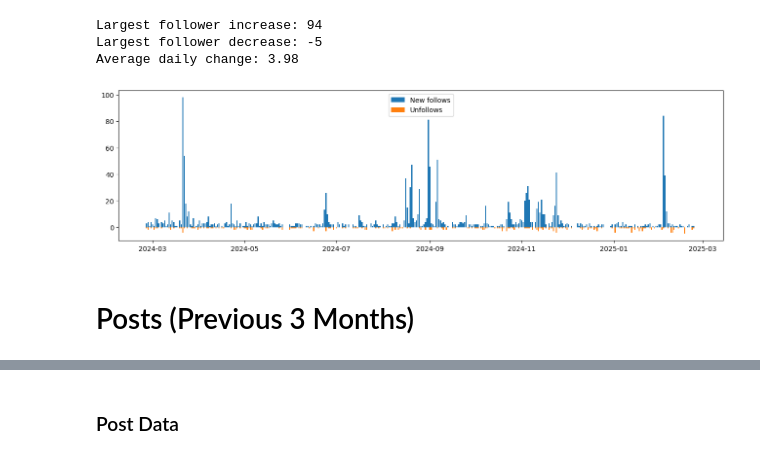
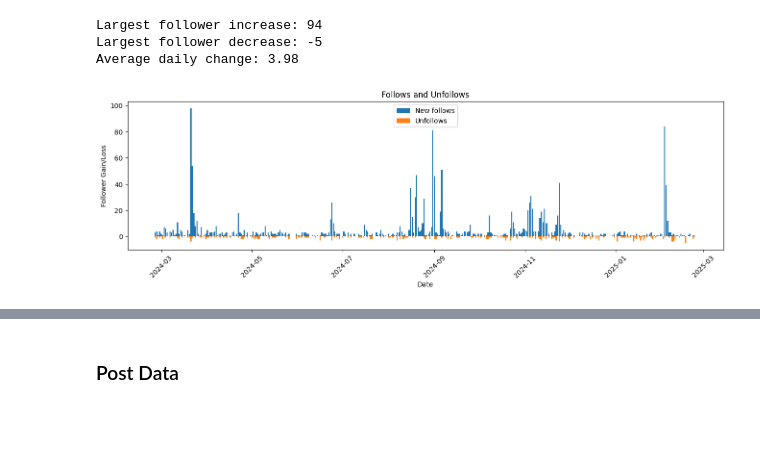
Before and after one commit to bodhichristian/python-basics, a Jupyter notebook: x_data/X Data.ipynb, the cells around one changed output, grey strips where cells are left out. Cells and saved outputs as stored; diff of their text form; code cells hidden in the pictures; blank space fills up the shorter version.

Commit message:
Reorganize flow. Add plots.

```diff
--- a/x_data/X Data.ipynb
+++ b/x_data/X Data.ipynb
@@ -149,18 +163,18 @@ Average daily change: 3.98
 # %%
 x = overview['Date']
 y_follows = overview['New follows']
-y_unfollows = (0 -overview['Unfollows'])
+y_unfollows = (-overview['Unfollows'])
 
 plt.figure(figsize=(16, 4))
 
 plt.bar(x, y_follows, label='New follows')
 plt.bar(x, y_unfollows, label='Unfollows')
 
 plt.title('Follows and Unfollows')
-plt.xlabel('')
+plt.xlabel('Date')
+plt.xticks(rotation=45)
+plt.ylabel('Follower Gain/Loss')
 plt.legend()
 plt.show()
 # %% [output]
-[figure, old version]
+[figure, new version]
-# %% [markdown]
-# Posts (Previous 3 Months)
```
Also changed, not shown: parts of 20 cells of this notebook.
